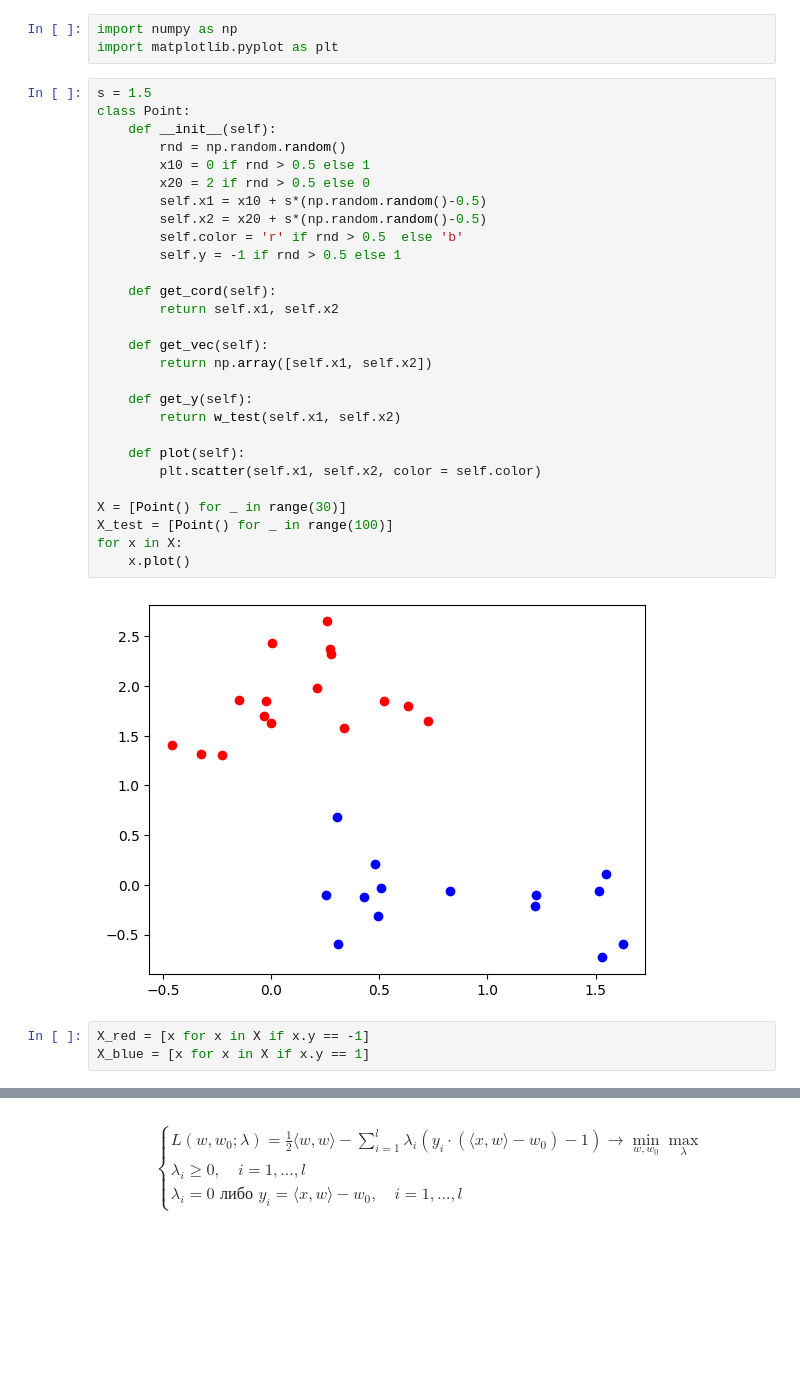
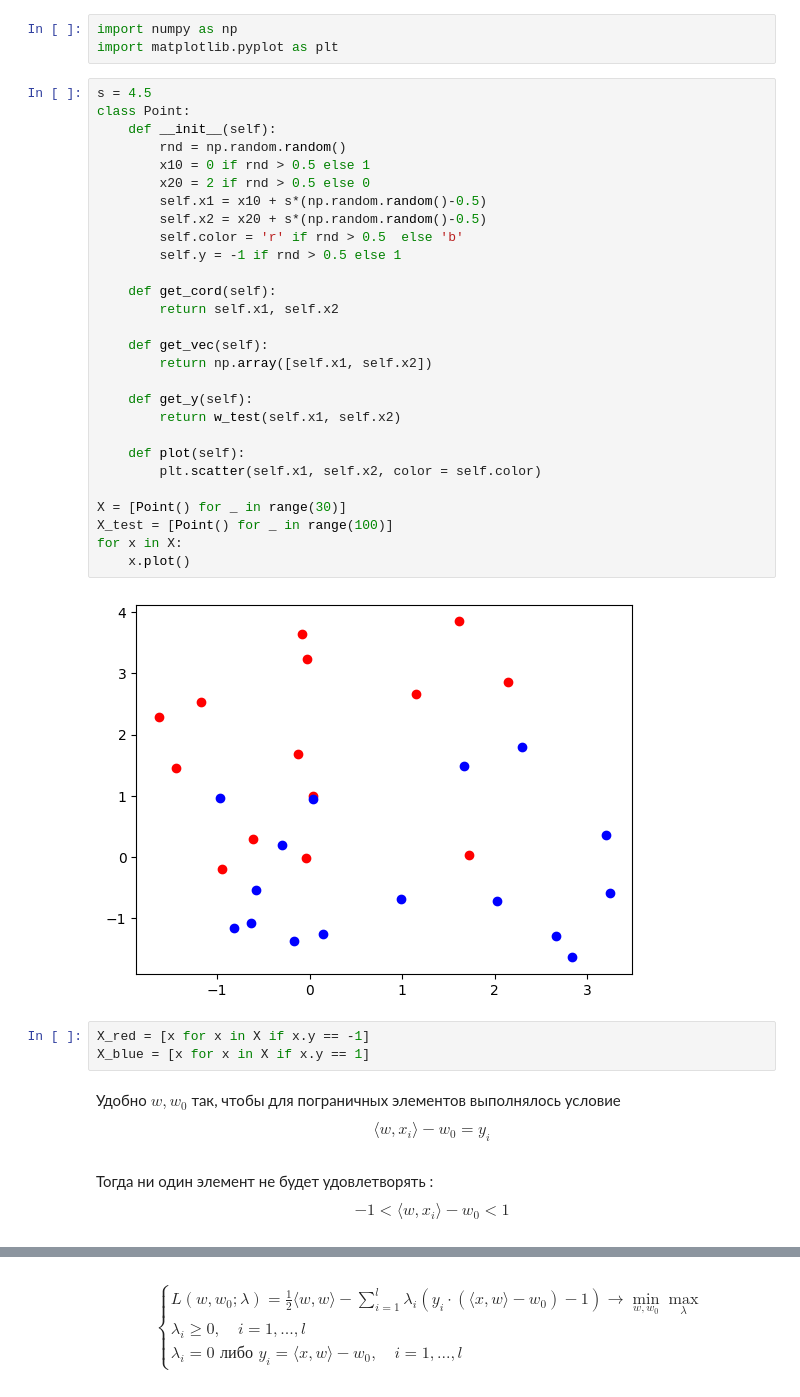
Before and after one commit to Dann38/neural_networks_course, a Jupyter notebook: lesson/lesson1/svm.ipynb, the cells around one changed output, grey strips where cells are left out. Saved outputs shown, nothing was run; the diff lists cells and outputs as text; blank space fills up the shorter version.

```diff
--- a/lesson/lesson1/svm.ipynb
+++ b/lesson/lesson1/svm.ipynb
@@ -2,35 +2,41 @@
 import numpy as np
 import matplotlib.pyplot as plt
 # %%
-s = 1.5
+s = 4.5
 class Point:
     def __init__(self):
         rnd = np.random.random()
         x10 = 0 if rnd > 0.5 else 1
         x20 = 2 if rnd > 0.5 else 0
         self.x1 = x10 + s*(np.random.random()-0.5)
         self.x2 = x20 + s*(np.random.random()-0.5)
         self.color = 'r' if rnd > 0.5  else 'b'
         self.y = -1 if rnd > 0.5 else 1
 
     def get_cord(self):
         return self.x1, self.x2
 
     def get_vec(self):
         return np.array([self.x1, self.x2])
 
     def get_y(self):
         return w_test(self.x1, self.x2)
 
     def plot(self):
         plt.scatter(self.x1, self.x2, color = self.color)
 
 X = [Point() for _ in range(30)]
 X_test = [Point() for _ in range(100)]
 for x in X:
     x.plot()
 # %% [output]
-[figure, old version]
+[figure, new version]
 # %%
 X_red = [x for x in X if x.y == -1]
 X_blue = [x for x in X if x.y == 1]
+# %% [markdown]
+Удобно $w, w_0$ так, чтобы для пограничных элементов выполнялось условие
+$$ \langle w,x_i \rangle − w_0=y_i$$
+# %% [markdown]
+Тогда ни один элемент не будет удовлетворять :
+$$−1 < \langle w,x_i \rangle − w_0  < 1$$
```
Also changed, not shown: parts of 12 cells of this notebook.
